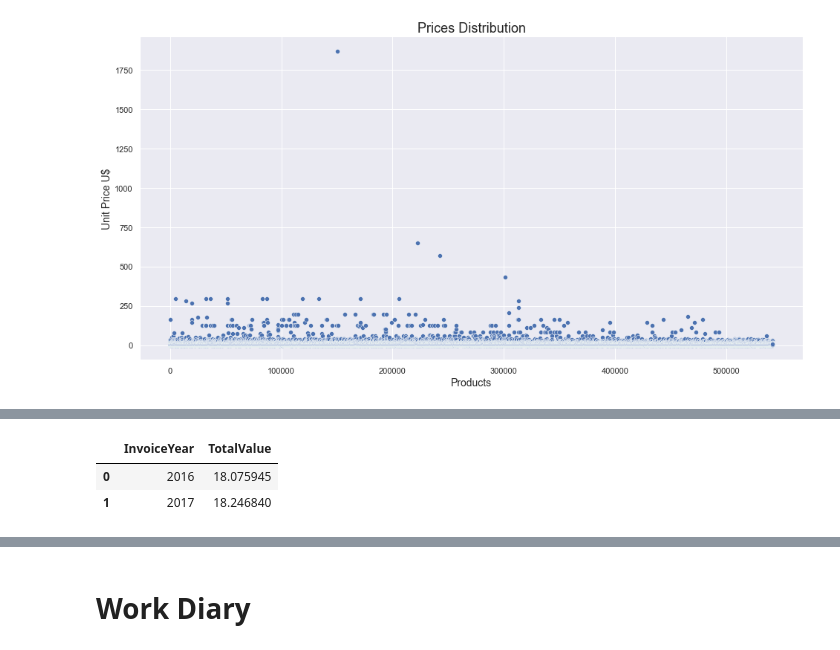
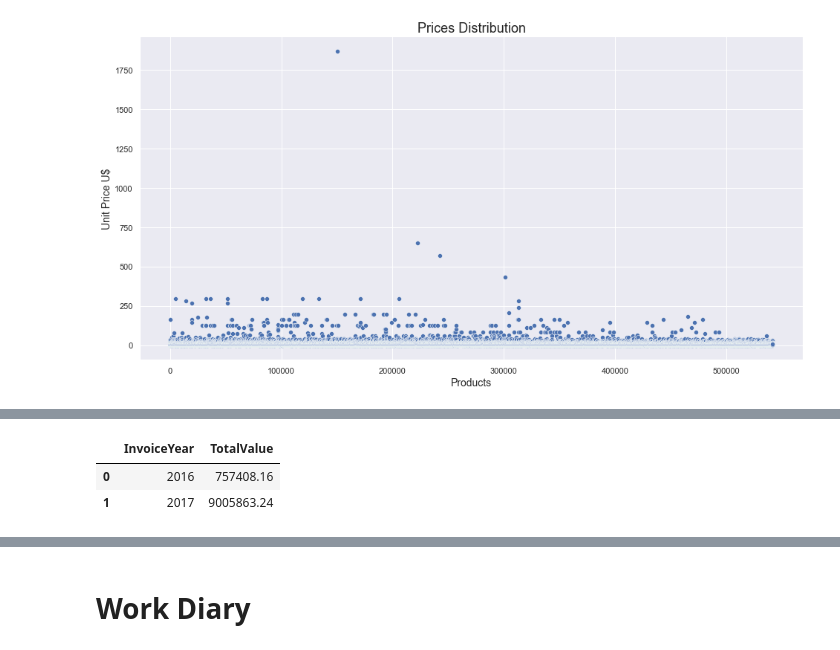
Before and after one commit to felipedmnq/PA05-Insiders-Program, a Jupyter notebook: Notebooks/c1.0-fdv-end-to-end-clustering-W2.ipynb, the cells around one changed output, grey strips where cells are left out. Saved outputs shown, nothing was run; the diff lists cells and outputs as text; code cells hidden in the pictures.

```diff
--- a/Notebooks/c1.0-fdv-end-to-end-clustering-W2.ipynb
+++ b/Notebooks/c1.0-fdv-end-to-end-clustering-W2.ipynb
@@ -693,3 +708,6 @@ len(df_only_sales.query('Description == ["Discount", "SAMPLES"]'))
 print(f'Since our first look at the dataset we have excluded {df_init.shape[0] - df_only_sales.shape[0]} rows - {((df_init.shape[0] - df_only_sales.shape[0]) / df_init.shape[0]) * 100:.2f}% of the original dataset.')
 # %% [output]
 Since our first look at the dataset we have excluded 5277 rows - 0.97% of the original dataset.
+# %%
+# Droping duplicate rows
+df_only_sales.drop_duplicates(inplace = True)
@@ -707,7 +733,7 @@ df['InvoiceYear'] = df['InvoiceDate'].dt.year
 df['InvoiceMonth'] = df['InvoiceDate'].dt.month
 
 # Weekday
-df['InvoiceDayWeek'] = df['InvoiceDate'].dt.weekday
+df['InvoiceDayWeek'] = df['InvoiceDate'].dt.dayofweek
 
 # Total purchase value
 df['TotalValue'] = df['UnitPrice'] * df['Quantity']
@@ -851,9 +926,11 @@ plt.ylabel('Unit Price U$', fontsize = 14);
 # %%
-year_group = df.groupby('InvoiceYear')['TotalValue'].mean()
-year_group = pd.DataFrame(year_group)
-year_group.reset_index(inplace = True)
-year_group
+# Grouping Total Sales by year
+
+year_group_sum = df.groupby('InvoiceYear')['TotalValue'].sum()
+year_group_sum = pd.DataFrame(year_group_sum)
+year_group_sum.reset_index(inplace = True)
+year_group_sum
 # %% [output]
 |  | InvoiceYear | TotalValue |
-| 0 | 2016 | 18.075945 |
-| 1 | 2017 | 18.246840 |
+| 0 | 2016 | 757408.16 |
+| 1 | 2017 | 9005863.24 |
```
Also changed, not shown: parts of 39 cells of this notebook.
